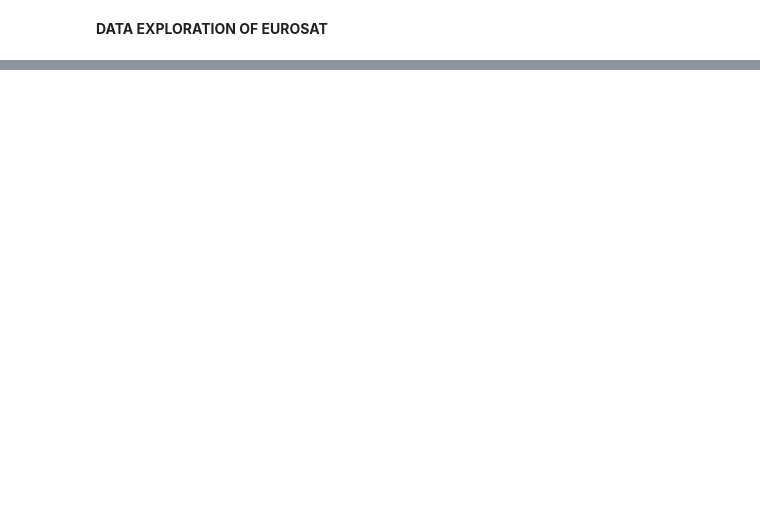
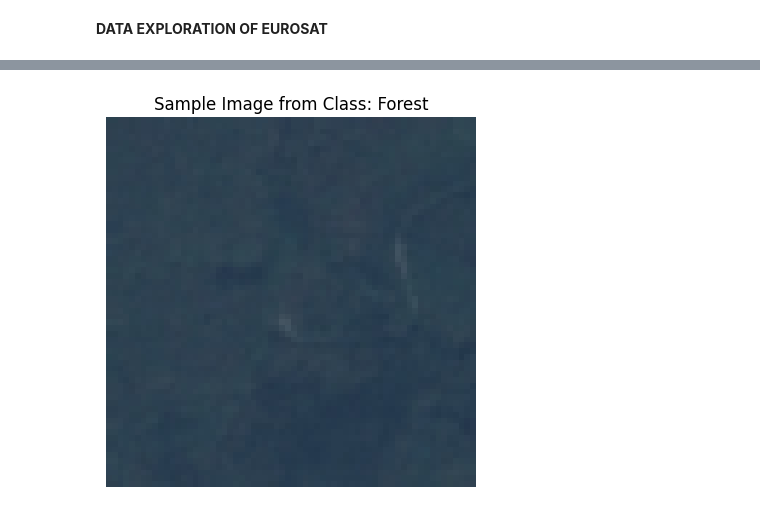
Before and after one commit to Enapa-Asamoah/Deep-Learning_EuroSAT_Classifier, a Jupyter notebook: lightvision/notebooks/exploration/data_exploration.ipynb, the cells around one changed output, grey strips where cells are left out. Cells and saved outputs as stored; diff of their text form; code cells hidden in the pictures; blank space fills up the shorter version.

```diff
--- a/lightvision/notebooks/exploration/data_exploration.ipynb
+++ b/lightvision/notebooks/exploration/data_exploration.ipynb
@@ -41,0 +52,15 @@ plt.show()
+# %%
+#Sample image visualization
+import cv2
+sample_class = class_names[0]
+sample_class_dir = os.path.join(data_dir, sample_class)
+sample_image_name = os.listdir(sample_class_dir)[0]
+sample_image_path = os.path.join(sample_class_dir, sample_image_name)
+sample_image = cv2.imread(sample_image_path)
+sample_image = cv2.cvtColor(sample_image, cv2.COLOR_BGR2RGB)
+plt.imshow(sample_image)
+plt.title(f'Sample Image from Class: {sample_class}')
+plt.axis('off')
+plt.show()
+# %% [output]
+[figure, added]
```
Also changed, not shown: parts of 5 cells of this notebook, 14 other files.
